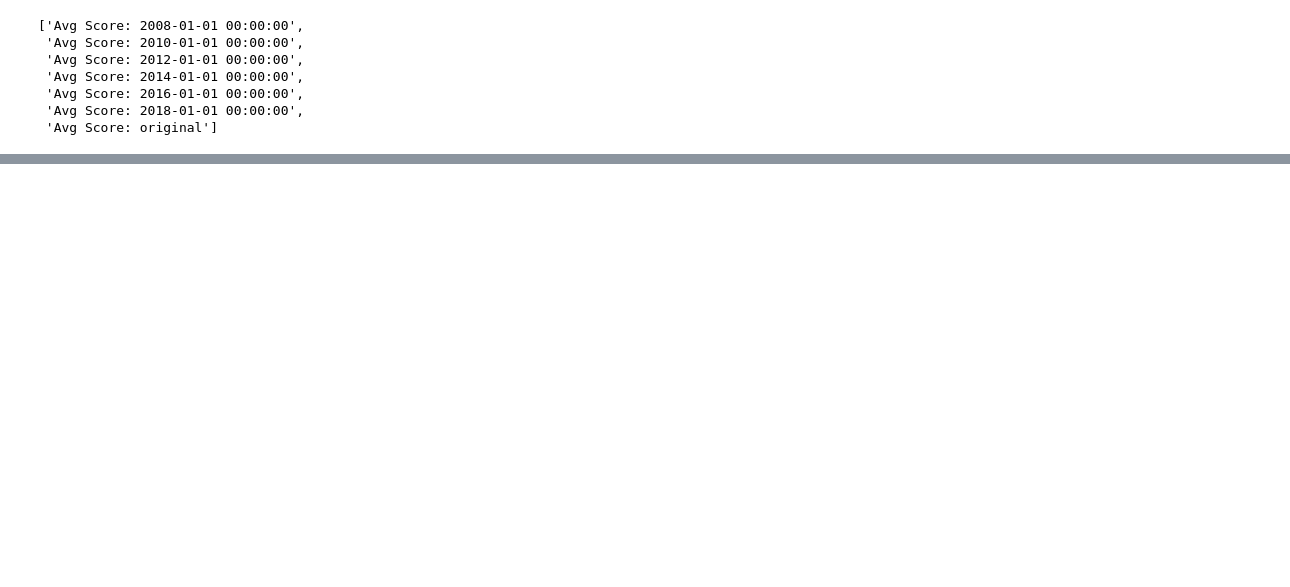
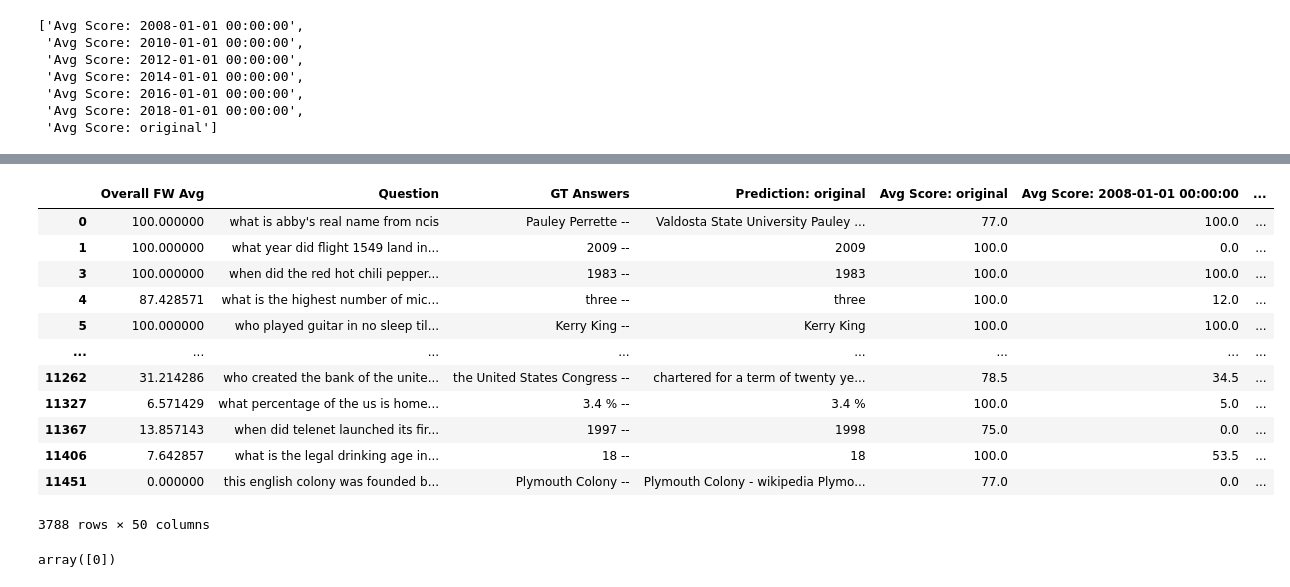
Before and after one commit to npateel/timelywimely, a Jupyter notebook: Bleu.ipynb, the cells around one changed output, grey strips where cells are left out. Saved outputs shown, nothing was run; the diff lists cells and outputs as text; code cells hidden in the pictures; blank space fills up the shorter version.

```diff
--- a/Bleu.ipynb
+++ b/Bleu.ipynb
@@ -403,0 +517,2 @@ for i in len(cols_ordered):
+# %%
+all_cols = ["Overall FW Avg", "Question", "GT Answers", "Prediction: original", "Avg Score: original"] + cols_ordered[:-1] + ["max - min"] + list(bleu_tot.filter(regex="Current").columns)
@@ -403,0 +539,38 @@ for i in len(cols_ordered):
+# %%
+blue_neat = bleu_tot[all_cols]
+# %%
+orig1_avg = []
+prev1_avg = []
+orig2_avg = []
+prev2_avg = []
+for i, row in blue_neat.iterrows():
+    orig1_avg.append(float(row.filter(regex = "UniBLEU-Original").mean()))
+    orig2_avg.append(float(row.filter(regex = "BiBLEU-Original").mean()))
+    prev1_avg.append(float(row.filter(regex = "UniBLEU-Previous").mean()))
+    prev2_avg.append(float(row.filter(regex = "BiBLEU-Original").mean()))
+# %%
+blue_neat["Avg BLEU: Uni-Original"] = orig1_avg
+blue_neat["Avg BLEU: Bi-Original"] = orig2_avg
+blue_neat["Avg BLEU: Uni-Previous"] = prev1_avg
+blue_neat["Avg BLEU: Bi-Previous"] = prev2_avg
+# %%
+blue_neat
+# %% [output]
+|  | Overall FW Avg | Question | GT Answers | Prediction: original | Avg Score: original | Avg Score: 2008-01-01 00:00:00 | ... |
+| 0 | 100.000000 | what is abby's real name from ncis | Pauley Perrette -- | Valdosta State University Pauley ... | 77.0 | 100.0 | ... |
+| 1 | 100.000000 | what year did flight 1549 land in... | 2009 -- | 2009 | 100.0 | 0.0 | ... |
+| 3 | 100.000000 | when did the red hot chili pepper... | 1983 -- | 1983 | 100.0 | 100.0 | ... |
+| 4 | 87.428571 | what is the highest number of mic... | three -- | three | 100.0 | 12.0 | ... |
+| 5 | 100.000000 | who played guitar in no sleep til... | Kerry King -- | Kerry King | 100.0 | 100.0 | ... |
+| ... | ... | ... | ... | ... | ... | ... | ... |
+| 11262 | 31.214286 | who created the bank of the unite... | the United States Congress -- | chartered for a term of twenty ye... | 78.5 | 34.5 | ... |
+| 11327 | 6.571429 | what percentage of the us is home... | 3.4 % -- | 3.4 % | 100.0 | 5.0 | ... |
+| 11367 | 13.857143 | when did telenet launched its fir... | 1997 -- | 1998 | 75.0 | 0.0 | ... |
+| 11406 | 7.642857 | what is the legal drinking age in... | 18 -- | 18 | 100.0 | 53.5 | ... |
+| 11451 | 0.000000 | this english colony was founded b... | Plymouth Colony -- | Plymouth Colony - wikipedia Plymo... | 77.0 | 0.0 | ... |
+3788 rows × 50 columns
+# %%
+import numpy as np
+np.array(blue_neat[:1].filter(regex= "Avg BLEU")).argmax(axis=1)
+# %% [output]
+array([0])
```
Also changed, not shown: parts of 26 cells of this notebook, 1 other file.
